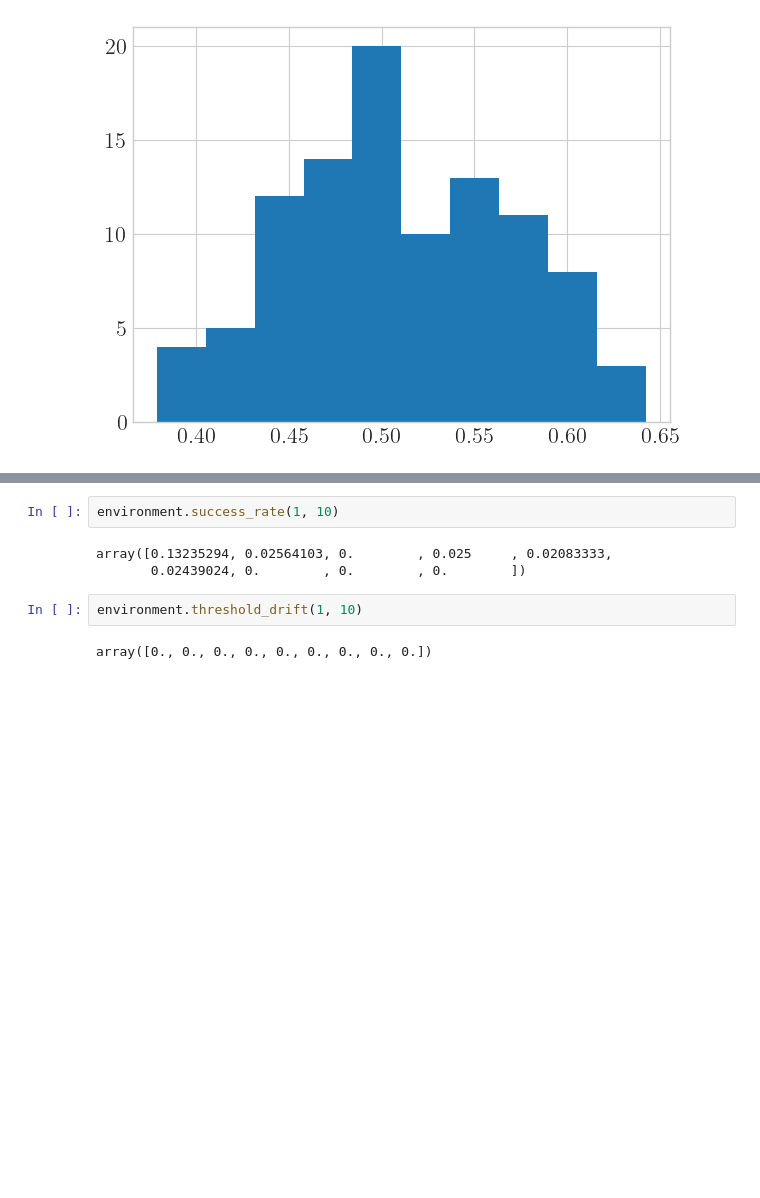
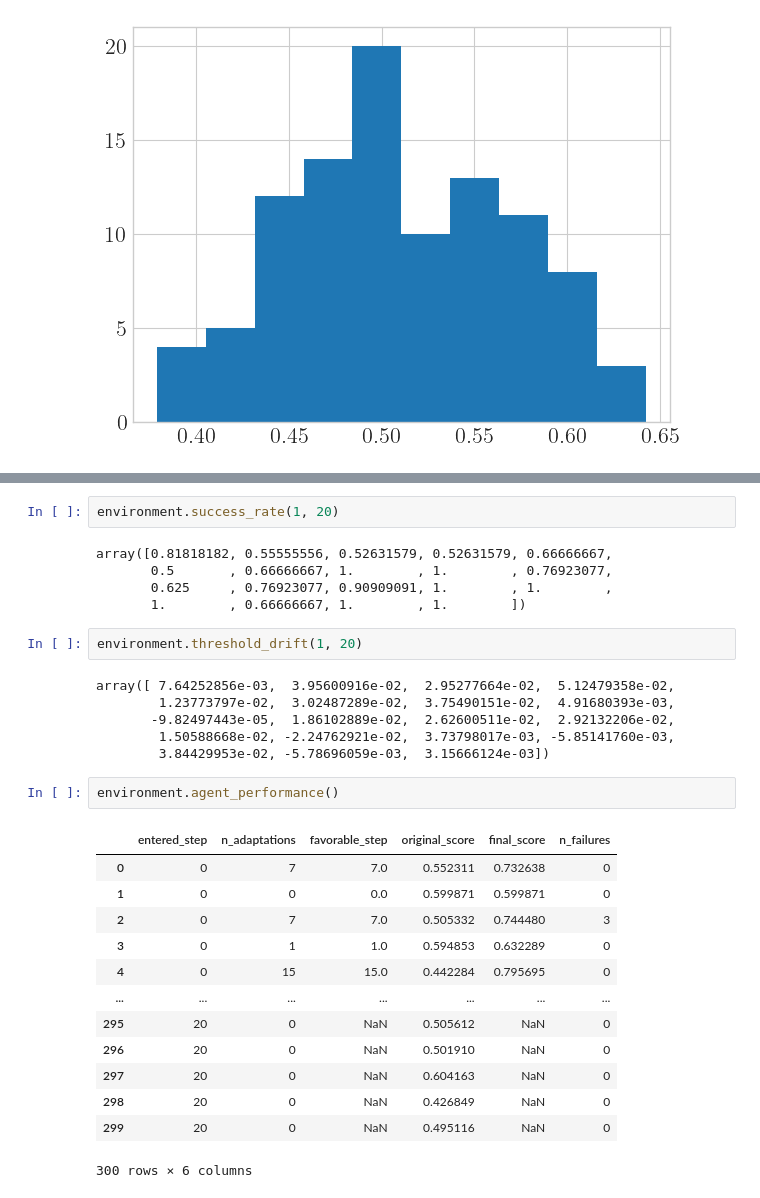
Before and after one commit to joaopfonseca/recourse-over-time, a Jupyter notebook: notebooks/1.1-bank-loan-env2.ipynb, the cells around one changed output, grey strips where cells are left out. Saved outputs shown, nothing was run; the diff lists cells and outputs as text; blank space fills up the shorter version.

```diff
--- a/notebooks/1.1-bank-loan-env2.ipynb
+++ b/notebooks/1.1-bank-loan-env2.ipynb
@@ -108,9 +92,31 @@ environment.plot.population_size()
 # %%
-environment.success_rate(1, 10)
+environment.success_rate(1, 20)
 # %% [output]
-array([0.13235294, 0.02564103, 0.        , 0.025     , 0.02083333,
-       0.02439024, 0.        , 0.        , 0.        ])
+array([0.81818182, 0.55555556, 0.52631579, 0.52631579, 0.66666667,
+       0.5       , 0.66666667, 1.        , 1.        , 0.76923077,
+       0.625     , 0.76923077, 0.90909091, 1.        , 1.        ,
+       1.        , 0.66666667, 1.        , 1.        ])
 # %%
-environment.threshold_drift(1, 10)
+environment.threshold_drift(1, 20)
 # %% [output]
-array([0., 0., 0., 0., 0., 0., 0., 0., 0.])
+array([ 7.64252856e-03,  3.95600916e-02,  2.95277664e-02,  5.12479358e-02,
+        1.23773797e-02,  3.02487289e-02,  3.75490151e-02,  4.91680393e-03,
+       -9.82497443e-05,  1.86102889e-02,  2.62600511e-02,  2.92132206e-02,
+        1.50588668e-02, -2.24762921e-02,  3.73798017e-03, -5.85141760e-03,
+        3.84429953e-02, -5.78696059e-03,  3.15666124e-03])
+# %%
+environment.agent_performance()
+# %% [output]
+|  | entered_step | n_adaptations | favorable_step | original_score | final_score | n_failures |
+| 0 | 0 | 7 | 7.0 | 0.552311 | 0.732638 | 0 |
+| 1 | 0 | 0 | 0.0 | 0.599871 | 0.599871 | 0 |
+| 2 | 0 | 7 | 7.0 | 0.505332 | 0.744480 | 3 |
+| 3 | 0 | 1 | 1.0 | 0.594853 | 0.632289 | 0 |
+| 4 | 0 | 15 | 15.0 | 0.442284 | 0.795695 | 0 |
+| ... | ... | ... | ... | ... | ... | ... |
+| 295 | 20 | 0 | NaN | 0.505612 | NaN | 0 |
+| 296 | 20 | 0 | NaN | 0.501910 | NaN | 0 |
+| 297 | 20 | 0 | NaN | 0.604163 | NaN | 0 |
+| 298 | 20 | 0 | NaN | 0.426849 | NaN | 0 |
+| 299 | 20 | 0 | NaN | 0.495116 | NaN | 0 |
+300 rows × 6 columns
```
Also changed, not shown: parts of 7 cells of this notebook, 3 other files.
